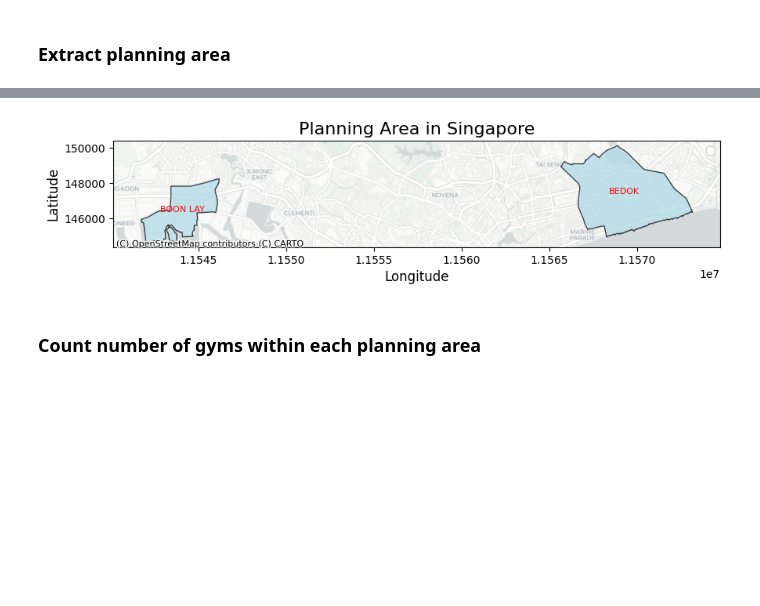
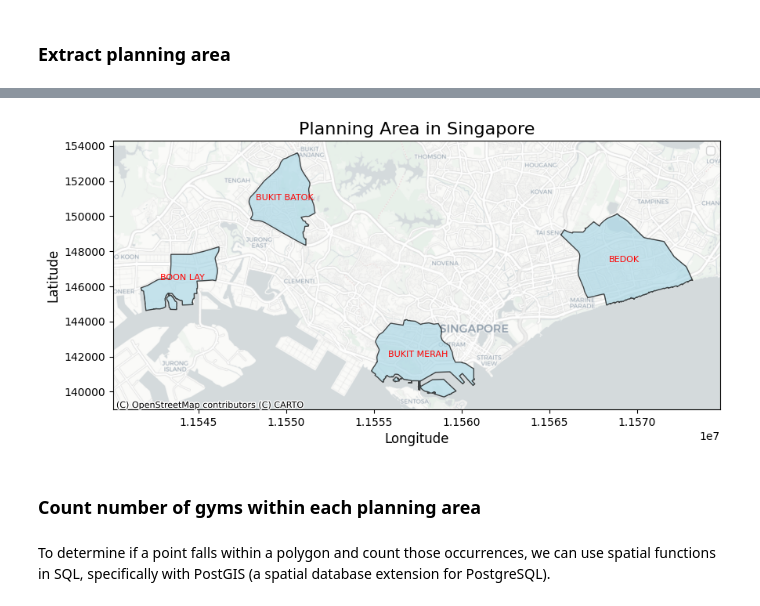
Before and after one commit to meirong-dong/trade-area-analysis, a Jupyter notebook: exploration/explore_polygon.ipynb, the cells around one changed output, grey strips where cells are left out. Drawn from its saved outputs; the diff is of its cells as text; code cells hidden in the pictures; blank space fills up the shorter version.

Commit message:
added data extraction based on areas

```diff
--- a/exploration/explore_polygon.ipynb
+++ b/exploration/explore_polygon.ipynb
@@ -313,8 +304,12 @@ df_pa.head(5)
 | 3 | BUKIT MERAH | BM | N | CENTRAL REGION | CR | 4850795BB0B6A4F7 | 20191223152014 | [[103.823614644329, 1.26017768291... | ... |
 | 4 | BUKIT PANJANG | BP | N | WEST REGION | WR | 656F87D23D6DAB02 | 20191223152014 | [[103.774450261573, 1.39028945327... | ... |
 # %%
-visualize_polygons(df_pa[:2], "Planning Area")
+visualize_polygons(df_pa[:4], "Planning Area")
 # %% [output]
-[figure, old version]
+[figure, new version]
 # %% [markdown]
 ### Count number of gyms within each planning area
+# %% [markdown]
+<p> To determine if a point falls within a polygon and count those occurrences, we can use spatial functions in SQL,
+    specifically with PostGIS (a spatial database extension for PostgreSQL).
+</p>
```
Also changed, not shown: parts of 16 cells of this notebook.
